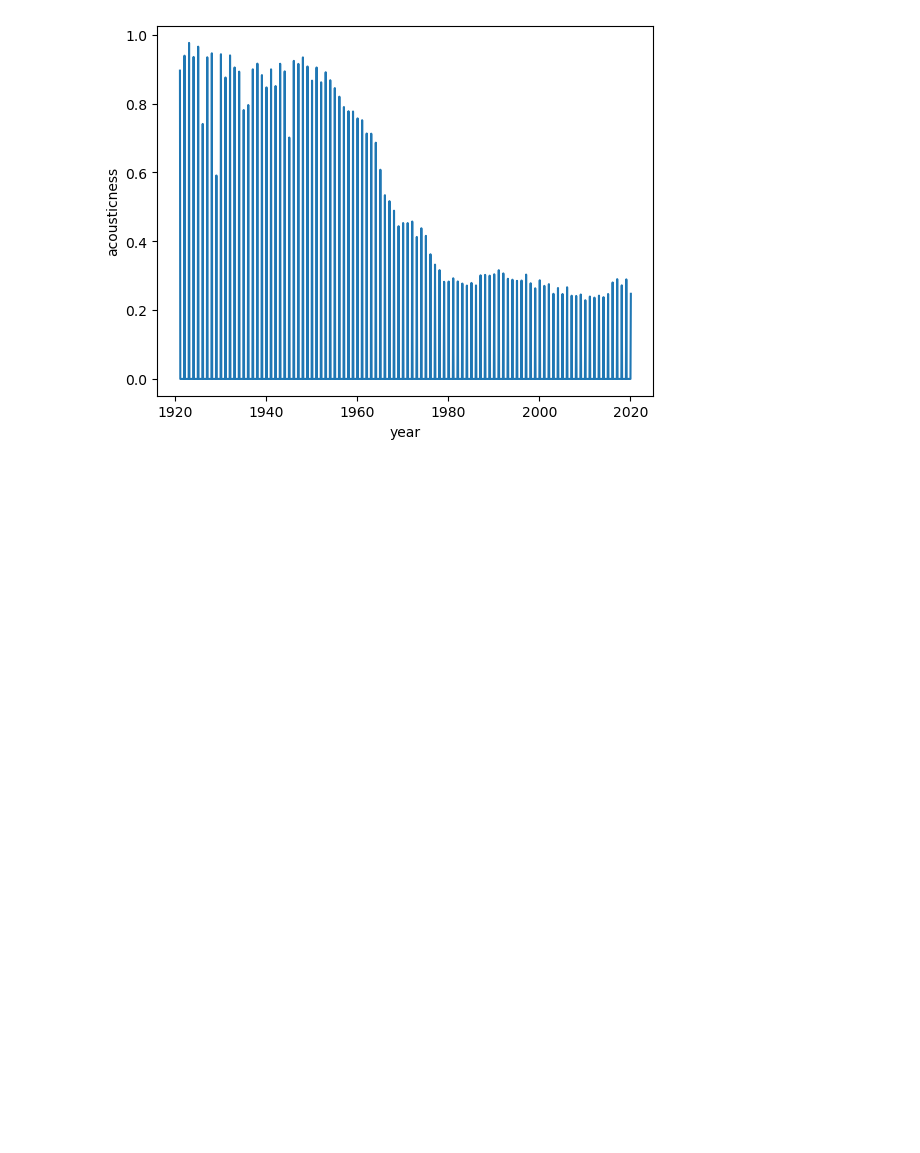
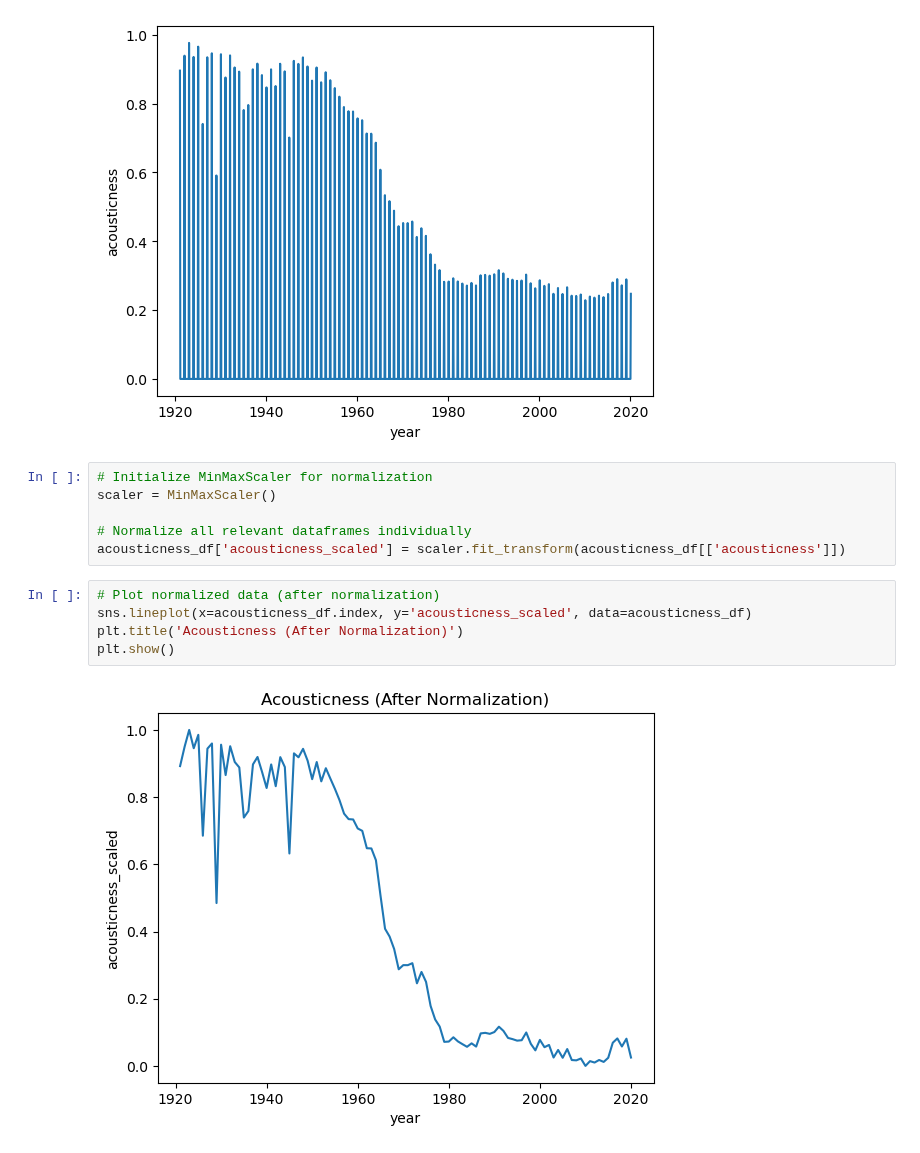
Before and after one commit to moraditya/spotify-time-series, a Jupyter notebook: models/spotify-LSTM.ipynb, the cells around one changed output. Cells and saved outputs as stored; diff of their text form; blank space fills up the shorter version.

Commit message:
used minmaxscaler to scale acousticness feature and plotted it against time, then created a function to build sequences from the normalized data

```diff
--- a/models/spotify-LSTM.ipynb
+++ b/models/spotify-LSTM.ipynb
@@ -172,3 +173,16 @@ sns.lineplot(x = acousticness_df_mon.index, y='acousticness', data = acousticnes
 # %% [output]
 <Axes: xlabel='year', ylabel='acousticness'>
 [figure]
+# %%
+# Initialize MinMaxScaler for normalization
+scaler = MinMaxScaler()
+
+# Normalize all relevant dataframes individually
+acousticness_df['acousticness_scaled'] = scaler.fit_transform(acousticness_df[['acousticness']])
+# %%
+# Plot normalized data (after normalization)
+sns.lineplot(x=acousticness_df.index, y='acousticness_scaled', data=acousticness_df)
+plt.title('Acousticness (After Normalization)')
+plt.show()
+# %% [output]
+[figure, added]
```
Also changed, not shown: parts of 2 cells of this notebook.
